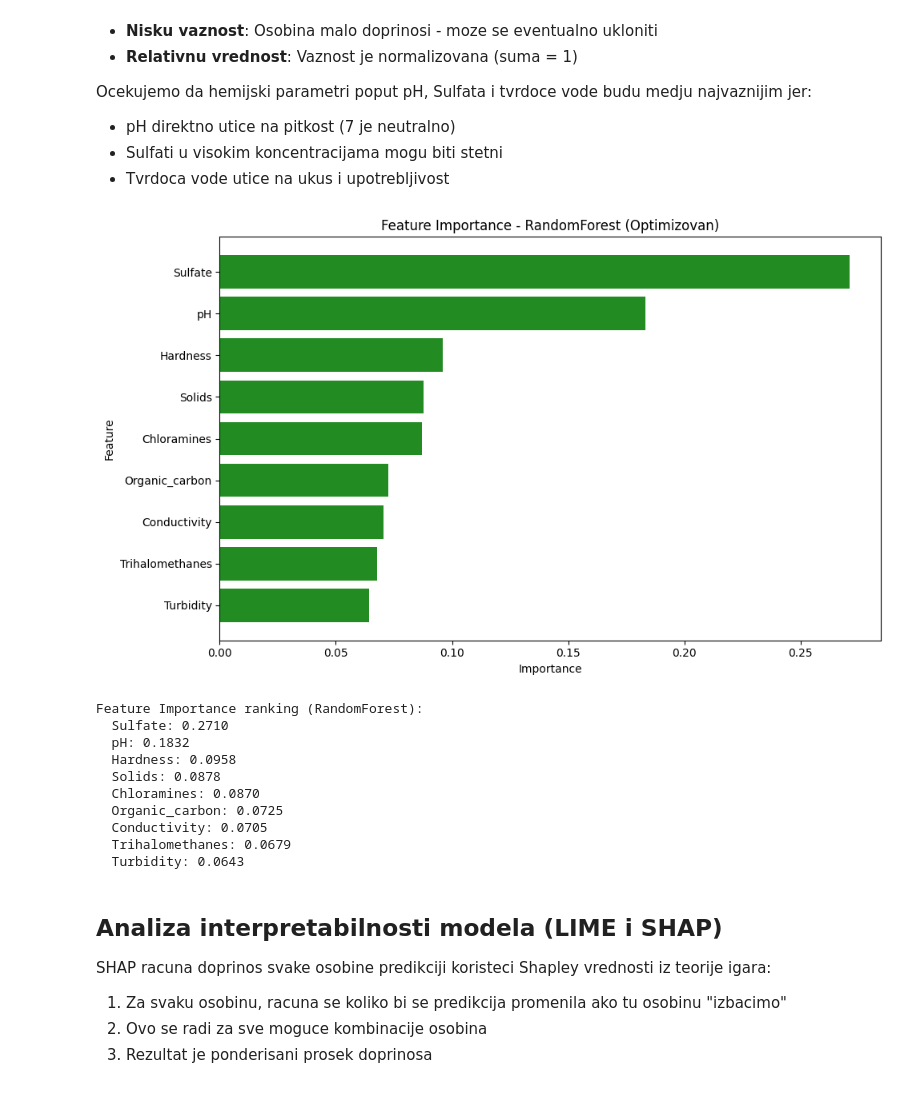
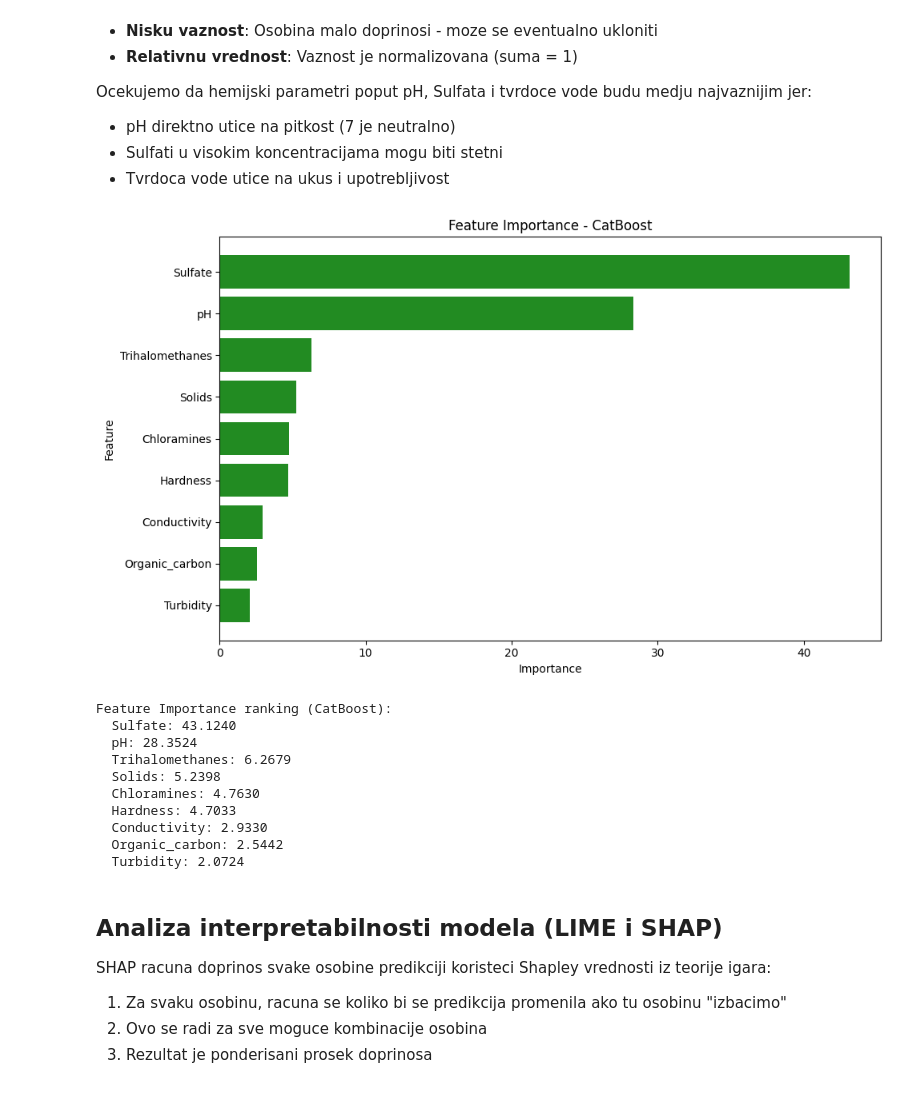
Before and after one commit to anastasijasavov/machine-learning, a Jupyter notebook: notebooks/potability_final.ipynb, the cells around one changed output. Saved outputs shown, nothing was run; the diff lists cells and outputs as text; code cells hidden in the pictures.

```diff
--- a/notebooks/potability_final.ipynb
+++ b/notebooks/potability_final.ipynb
@@ -1377,35 +1247,43 @@ Ocekujemo da hemijski parametri poput pH, Sulfata i tvrdoce vode budu medju najv
 - Sulfati u visokim koncentracijama mogu biti stetni
 - Tvrdoca vode utice na ukus i upotrebljivost
 # %%
-# Feature Importance - RandomForest
-rf_feature_importance = pd.DataFrame({
+# Feature Importance - CatBoost
+# Treniraj model na celom datasetu za feature importance
+X = df.drop('Potability', axis=1)
+y = df['Potability']
+features = X.columns.tolist()
+
+model_fi = CatBoostClassifier(random_state=42, verbose=0, iterations=500)
+model_fi.fit(X, y)
+
+feature_importance = pd.DataFrame({
     'feature': features,
-    'importance': rf_best.feature_importances_
+    'importance': model_fi.feature_importances_
 }).sort_values('importance', ascending=True)
 
 plt.figure(figsize=(10, 6))
-plt.barh(rf_feature_importance['feature'], rf_feature_importance['importance'], color='forestgreen')
+plt.barh(feature_importance['feature'], feature_importance['importance'], color='forestgreen')
 plt.xlabel('Importance')
 plt.ylabel('Feature')
-plt.title('Feature Importance - RandomForest (Optimizovan)')
+plt.title('Feature Importance - CatBoost')
 plt.tight_layout()
 plt.show()
 
-print("\nFeature Importance ranking (RandomForest):")
-for idx, row in rf_feature_importance.sort_values('importance', ascending=False).iterrows():
+print("\nFeature Importance ranking (CatBoost):")
+for idx, row in feature_importance.sort_values('importance', ascending=False).iterrows():
     print(f"  {row['feature']}: {row['importance']:.4f}")
 # %% [output]
-[figure, old version]
+[figure, new version]
-Feature Importance ranking (RandomForest):
-  Sulfate: 0.2710
-  pH: 0.1832
-  Hardness: 0.0958
-  Solids: 0.0878
-  Chloramines: 0.0870
-  Organic_carbon: 0.0725
-  Conductivity: 0.0705
-  Trihalomethanes: 0.0679
-  Turbidity: 0.0643
+Feature Importance ranking (CatBoost):
+  Sulfate: 43.1240
+  pH: 28.3524
+  Trihalomethanes: 6.2679
+  Solids: 5.2398
+  Chloramines: 4.7630
+  Hardness: 4.7033
+  Conductivity: 2.9330
+  Organic_carbon: 2.5442
+  Turbidity: 2.0724
 # %% [markdown]
 ## Analiza interpretabilnosti modela (LIME i SHAP)
 
```
Also changed, not shown: parts of 31 cells of this notebook, 1 other file.
